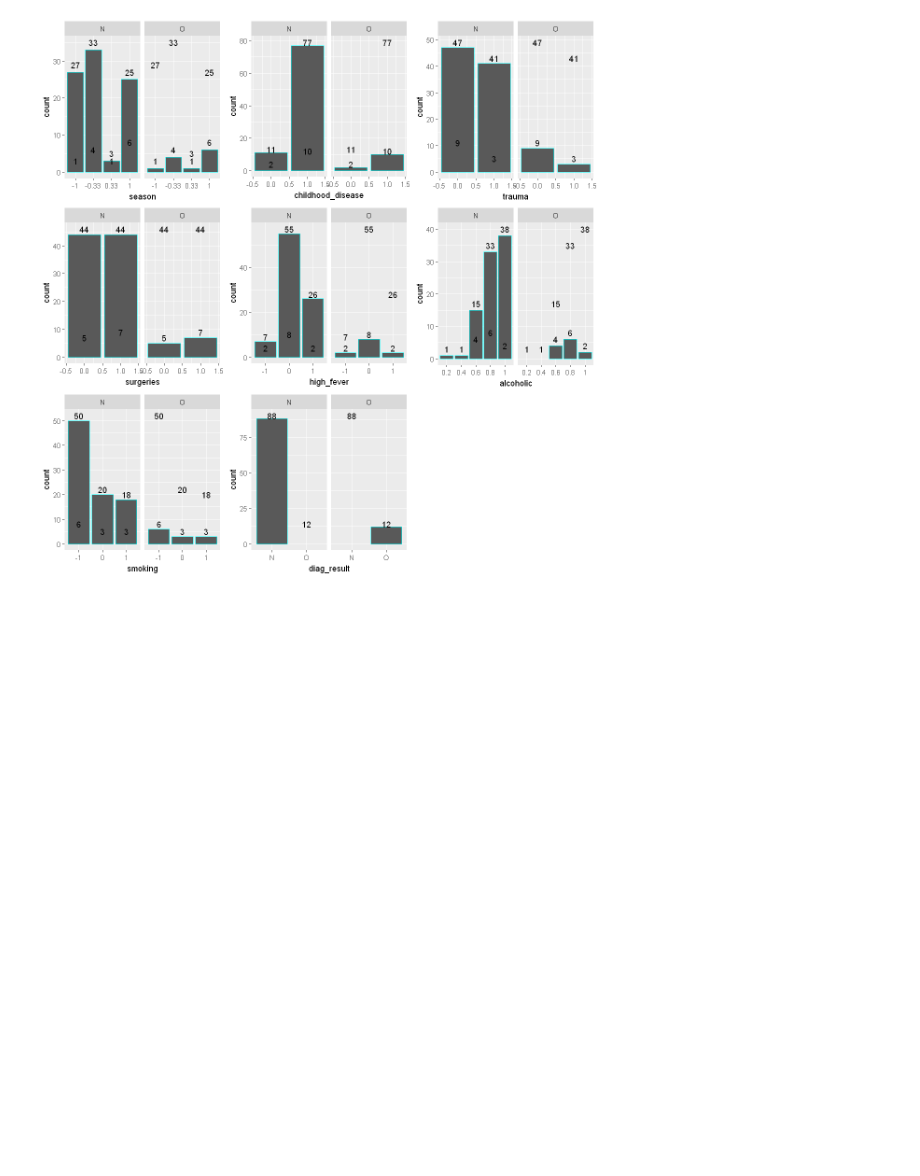
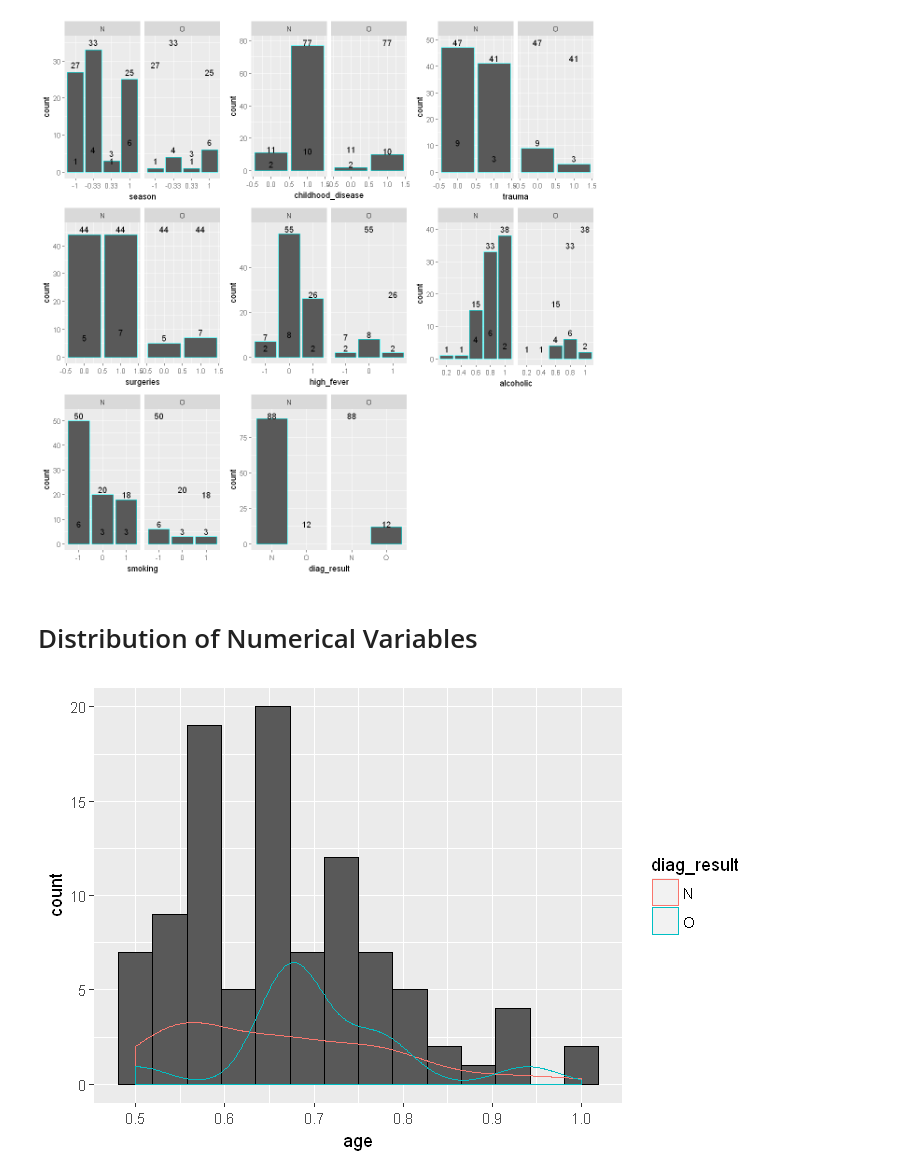
Before and after one commit to itsayushthada/Bayesian-Statistics, a Jupyter notebook: Project-01/Data Exploration.ipynb, the cells around one changed output. Saved outputs shown, nothing was run; the diff lists cells and outputs as text; code cells hidden in the pictures; blank space fills up the shorter version.

Commit message:
Visualization Over

```diff
--- a/Project-01/Data Exploration.ipynb
+++ b/Project-01/Data Exploration.ipynb
@@ -95,3 +95,12 @@ options(repr.plot.width = 10, repr.plot.height = 10)
 do.call(grid.arrange, p)
 # %% [output]
 [figure]
+# %% [markdown]
+# Distribution of Numerical Variables
+# %%
+options(repr.plot.width = 6, repr.plot.height = 4)
+ggplot(data = df, aes(x=age)) +
+    geom_histogram(bins = 14, color="black") +
+        geom_density(aes(color=diag_result), alpha=0.8)
+# %% [output]
+[figure, added]
```
Also changed, not shown: parts of 7 cells of this notebook.
